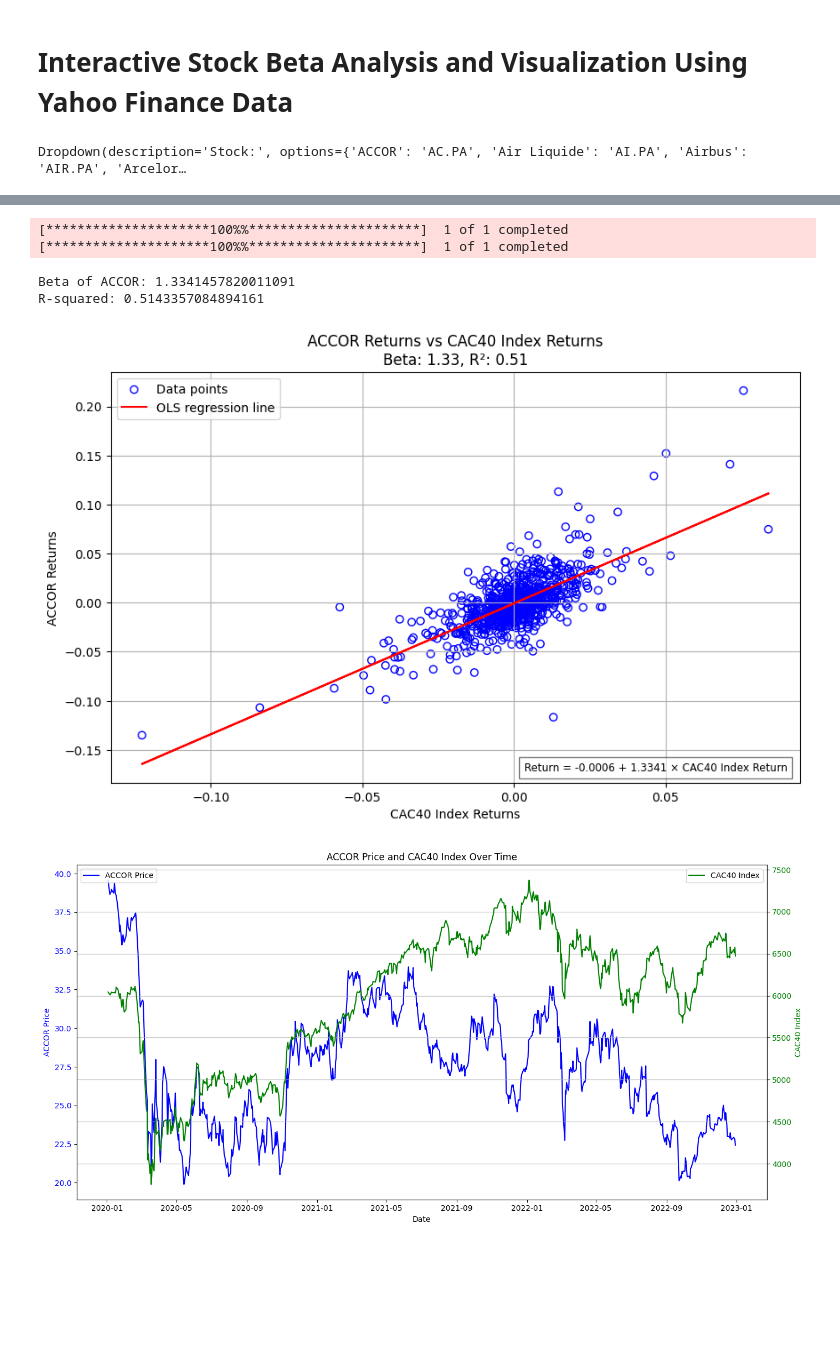
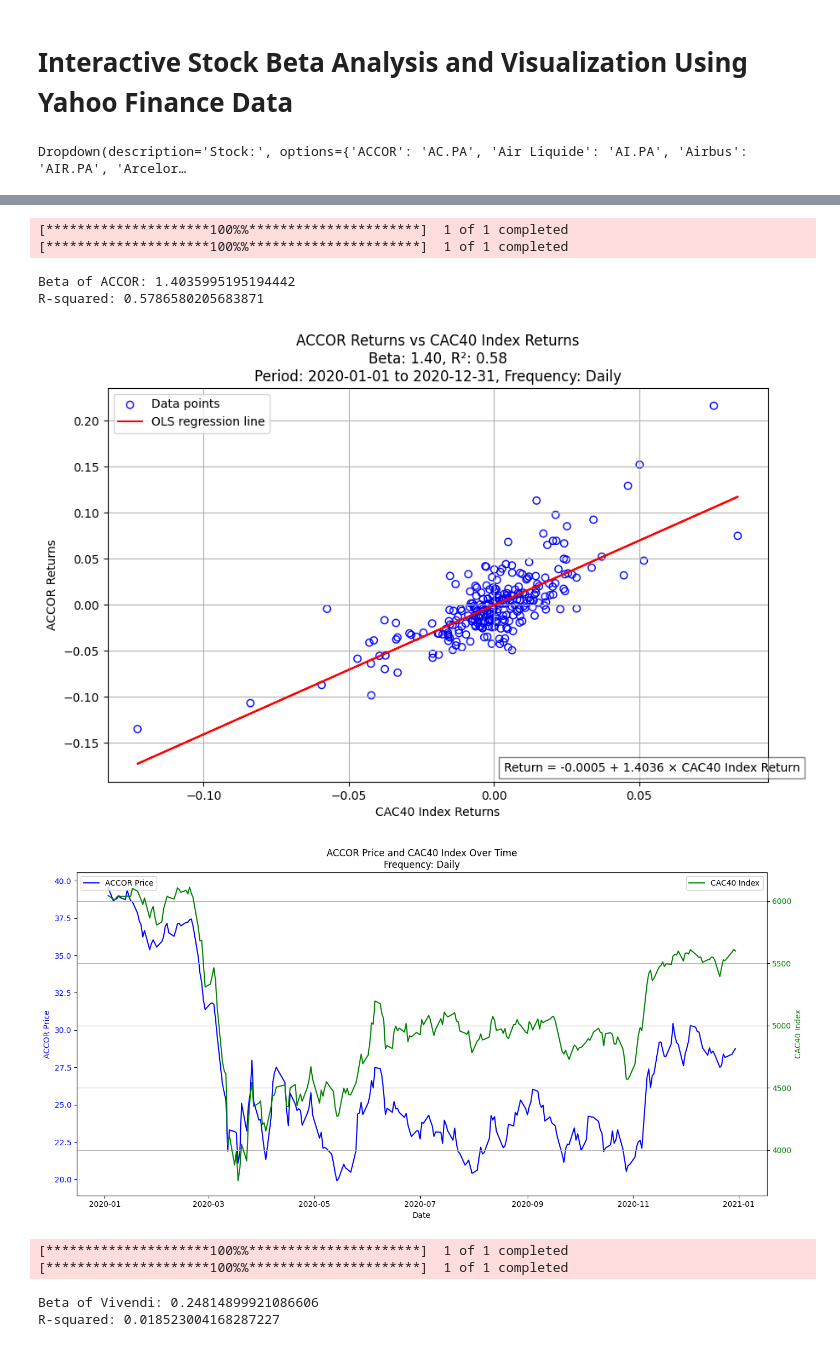
Before and after one commit to cgodlewski/myghcopilotptyhonfiles, a Jupyter notebook: stock beta.ipynb, the cells around one changed output, grey strips where cells are left out. Saved outputs shown, nothing was run; the diff lists cells and outputs as text; code cells hidden in the pictures; blank space fills up the shorter version.

```diff
--- a/stock beta.ipynb
+++ b/stock beta.ipynb
@@ -285,23 +285,47 @@ cac40_components = {
     'Vivendi': 'VIV.PA'
 }
 
-# Create a dropdown menu for selecting the stock ticker
+# Create dropdown menus for selecting the stock ticker, timeframe, and frequency
 stock_dropdown = widgets.Dropdown(
     options=cac40_components,
     value='AC.PA',
     description='Stock:',
 )
 
+timeframe_dropdown = widgets.Dropdown(
+    options=['2020', '2021', '2022', '2023'],
+    value='2020',
+    description='Timeframe:',
+)
+
+frequency_dropdown = widgets.Dropdown(
+    options=['Daily', 'Weekly'],
+    value='Daily',
+    description='Frequency:',
+)
+
 # Define the ticker for the CAC 40 index
 index_ticker = '^FCHI'
 
 # Function to perform the analysis
-def perform_analysis(stock_ticker):
+def perform_analysis(stock_ticker, timeframe, frequency):
+    # Clear previous figures
+    plt.close('all')
+
     stock_name = list(cac40_components.keys())[list(cac40_components.values()).index(stock_ticker)]
 
+    # Define the start and end dates based on the selected timeframe
+    start_date = f'{timeframe}-01-01'
+    end_date = f'{timeframe}-12-31'
+
     # Fetch historical data from Yahoo Finance
-    stock_data = yf.download(stock_ticker, start='2020-01-01', end='2023-01-01')
-    index_data = yf.download(index_ticker, start='2020-01-01', end='2023-01-01')
+    stock_data = yf.download(stock_ticker, start=start_date, end=end_date)
+    index_data = yf.download(index_ticker, start=start_date, end=end_date)
+
+    # Resample data if frequency is weekly
+    if frequency == 'Weekly':
+        stock_data = stock_data.resample('W-FRI').last()
+        index_data = index_data.resample('W-FRI').last()
 
     # Ensure both datasets have the same dates
     data = pd.DataFrame({
@@ -309,7 +333,7 @@ def perform_analysis(stock_ticker):
         'Index': index_data['Adj Close']
     }).dropna()
 
-    # Calculate daily returns for both stock and market
+    # Calculate returns for both stock and market
     data['Stock_Returns'] = data['Stock'].pct_change()
     data['Market_Returns'] = data['Index'].pct_change()
 
@@ -341,11 +365,11 @@ def perform_analysis(stock_ticker):
     # Add labels and title
     plt.xlabel('CAC40 Index Returns')
     plt.ylabel(f'{stock_name} Returns')
-    plt.title(f'{stock_name} Returns vs CAC40 Index Returns\nBeta: {beta:.2f}, R²: {r_squared:.2f}')
+    plt.title(f'{stock_name} Returns vs CAC40 Index Returns\nBeta: {beta:.2f}, R²: {r_squared:.2f}\nPeriod: {start_date} to {end_date}, Frequency: {frequency}')
 
     # Show the fitted equation on the plot
     equation = f'Return = {alpha:.4f} + {beta:.4f} × CAC40 Index Return'
-    plt.text(0.60, 0.05, equation, transform=plt.gca().transAxes, fontsize=8.5,
+    plt.text(0.60, 0.05, equation, transform=plt.gca().transAxes, fontsize=10,
              verticalalignment='top', bbox=dict(facecolor='white', alpha=0.5))
 
     plt.legend()
@@ -370,7 +394,7 @@ def perform_analysis(stock_ticker):
     ax2.tick_params(axis='y', labelcolor='green')
 
     # Add a title and a legend
-    plt.title(f'{stock_name} Price and CAC40 Index Over Time')
+    plt.title(f'{stock_name} Price and CAC40 Index Over Time\nFrequency: {frequency}')
     fig.tight_layout()  # Adjust layout to make room for the y-axis labels
 
     # Add legends for both y-axes
@@ -381,8 +405,8 @@ def perform_analysis(stock_ticker):
     plt.grid(True)
     plt.show()
 
-# Display the dropdown menu and button
-display(stock_dropdown)
+# Display the dropdown menus and button
+display(stock_dropdown, timeframe_dropdown, frequency_dropdown)
 
 # Create a button to trigger the analysis
 button = widgets.Button(description="Perform Analysis")
@@ -390,7 +414,7 @@ display(button)
 
 # Define the button click event
 def on_button_clicked(b):
-    perform_analysis(stock_dropdown.value)
+    perform_analysis(stock_dropdown.value, timeframe_dropdown.value, frequency_dropdown.value)
 
 # Attach the button click event to the function
 button.on_click(on_button_clicked)
@@ -400,6 +426,10 @@ Dropdown(description='Stock:', options={'ACCOR': 'AC.PA', 'Air Liquide': 'AI.PA'
 [*********************100%%**********************]  1 of 1 completed
 [*********************100%%**********************]  1 of 1 completed
-Beta of ACCOR: 1.3341457820011091
-R-squared: 0.5143357084894161
+Beta of ACCOR: 1.4035995195194442
+R-squared: 0.5786580205683871
-[figure, old version]
+[figure, new version]
-[figure, old version]
+[figure, new version]
+[*********************100%%**********************]  1 of 1 completed
+[*********************100%%**********************]  1 of 1 completed
+Beta of Vivendi: 0.24814899921086606
+R-squared: 0.018523004168287227
```
Also changed, not shown: parts of 1 cell of this notebook.
